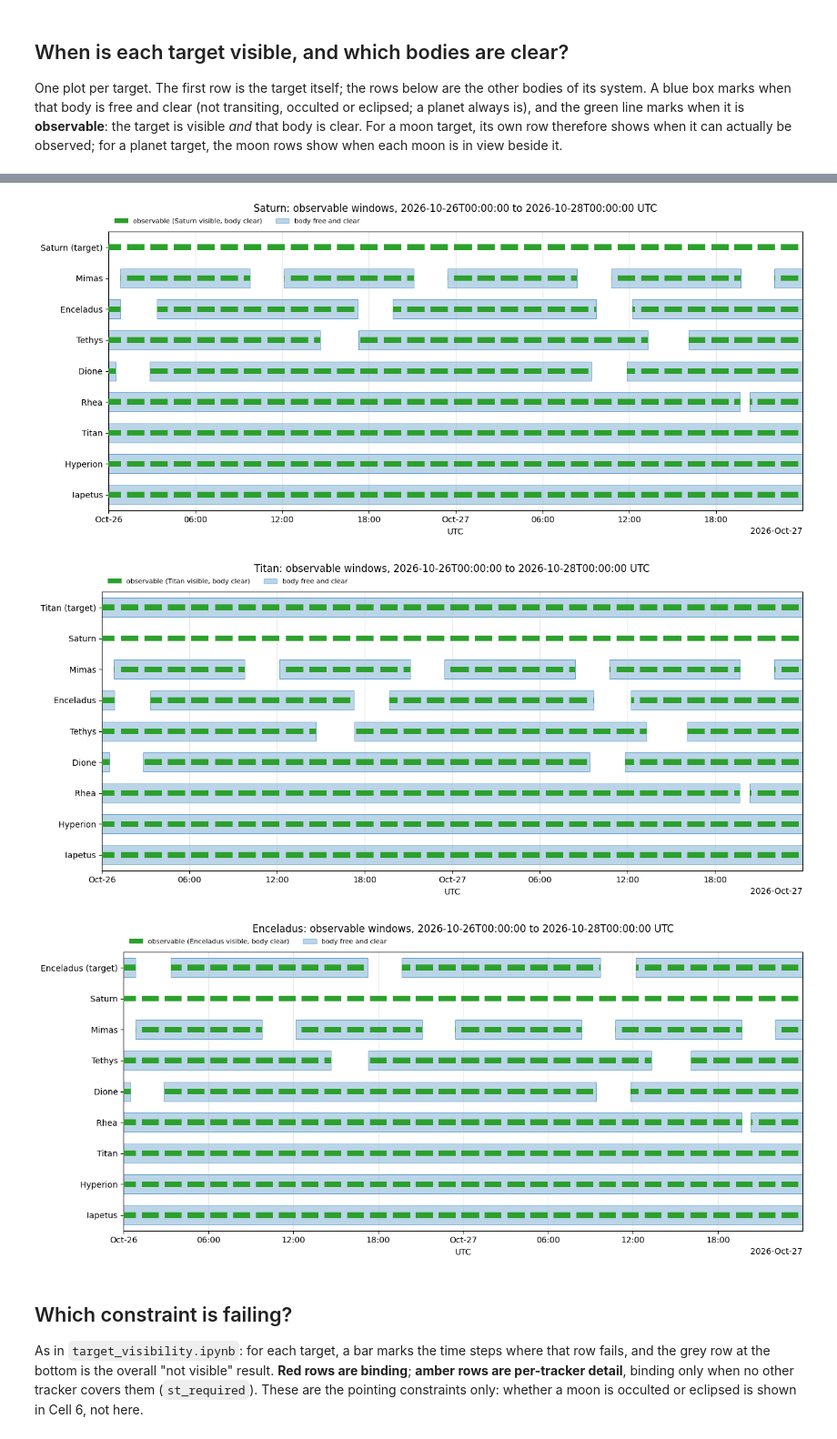
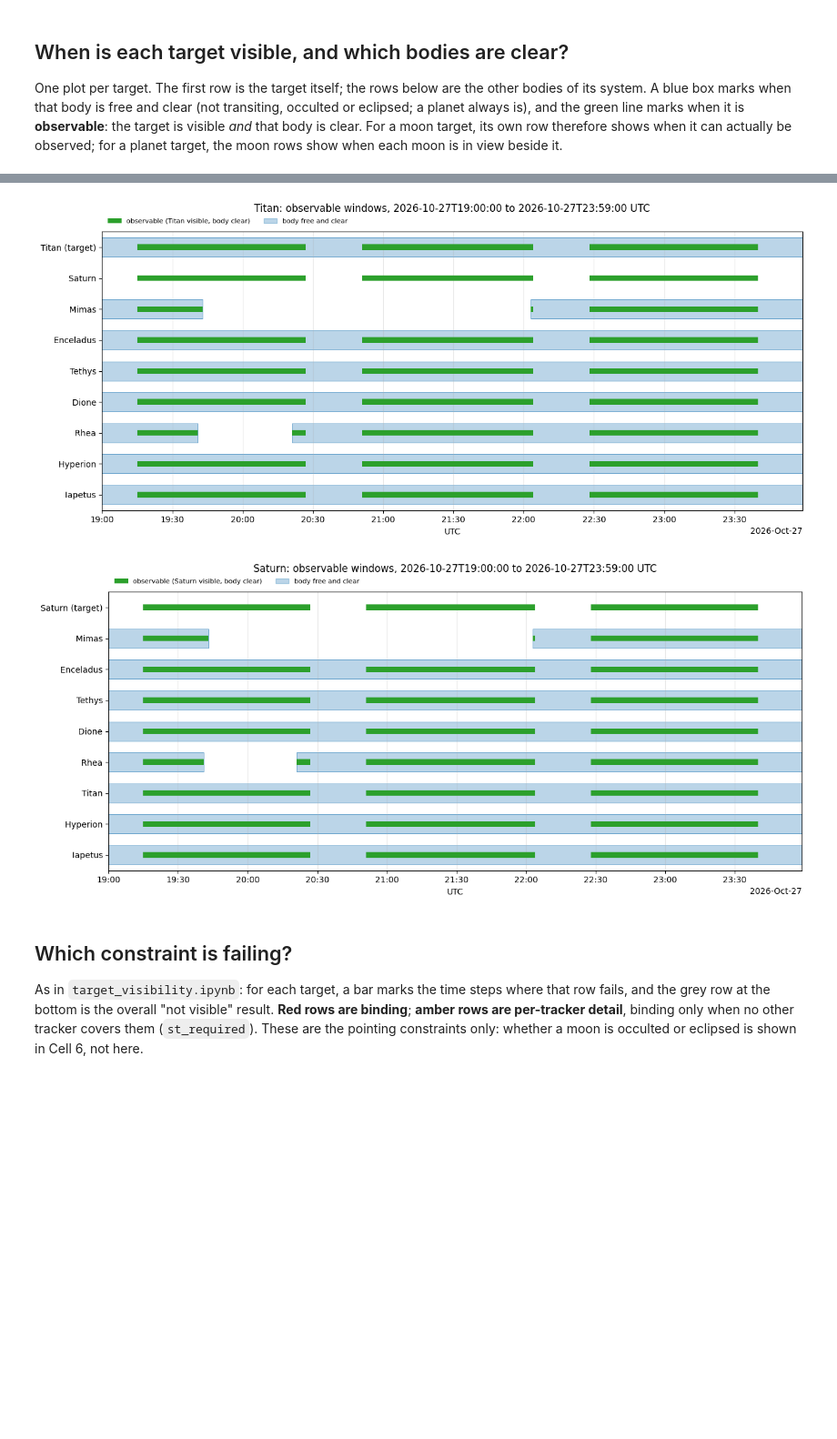
Before and after one commit to jrenaud90/pandora-visibility, a Jupyter notebook: docs/solar_system_visibility.ipynb, the cells around one changed output, grey strips where cells are left out. Shown at 91% size. Cells and saved outputs as stored; diff of their text form; code cells hidden in the pictures; blank space fills up the shorter version.

```diff
--- a/docs/solar_system_visibility.ipynb
+++ b/docs/solar_system_visibility.ipynb
@@ -51,17 +57,17 @@ Pandora Visibility Version: 2.1.0.
 `targets_list` takes planet and major moon names, mixed freely. The keep-outs are the same settings as `target_visibility.ipynb`. The NIRDA trace check of the roll search is switched off here: it needs the target to be a Gaia star, which planets and moons are not, so it would only skip them with a warning. Cell 8 draws the system's traces instead.
 # %%
 # Targets: planets or major moons, by name
-targets_list = ["Saturn", "Titan", "Enceladus"]
+targets_list = ["Titan", "Saturn"]
 
 # Time window (UTC) and cadence. Each day of the window gets its own roll.
-start_utc = "2026-10-26T00:00:00"
-stop_utc = "2026-10-28T00:00:00"
+start_utc = "2026-10-27T19:00:00"
+stop_utc = "2026-10-27T23:59:00"
 time_step_minutes = 1.0
 
 # Spacecraft orbit
 # Placeholder TLE for Pandora (epoch 2026-10-21); use the newest one for real work!
-line1 = "1 67395U 80229J   26294.59710648  .00000000  00000-0 -27326-5 0    03"
-line2 = "2 67395  97.8123 291.3619 0006725  75.0159  26.3840 14.88223568    00"
+line1 = "1 67395U 26004AJ  26295.25055696  .00000586  00000-0  69356-4 0  9996"
+line2 = "2 67395  97.8123 292.0058 0006728  74.8493 285.3468 14.88239959 42174"
 
 # The class defaults as of v2.1.0, spelled out so the run stays pinned if the
 # defaults move again. Change any of them here, e.g. st_required=2.
@@ -79,10 +85,10 @@ visibility_settings = dict(
     # under 0.01 deg. Drop this line to evaluate the ephemeris exactly.
     ephemeris_step=60 * u.min,
     # Off: the roll search's trace check needs a Gaia star at the target.
-    use_trace_sweep=False,
+    use_trace_sweep=True,
     # NIRDA subarray drawn in Cell 8
-    nirda_roi_x=80,
-    nirda_roi_y=256,
+    nirda_roi_x=160,
+    nirda_roi_y=512,
 )
 visibility = Visibility(line1, line2, **visibility_settings)
 
@@ -263,13 +269,17 @@ for target_id, label in targets:
     }
     clear = {body_id: is_clear(body_id, ephemerides[body_id]) for body_id in others}
     rate = pointing[1:].separation(pointing[:-1]).arcsec / (time_step_minutes / 60.0)
+    # The pointing as an ICRF (J2000 ECI) unit vector, one (x, y, z) row per step
+    unit_xyz = pointing.cartesian.xyz.value.T
 
     print(f"\n{label}: Pandora-centric pointing (astrometric ICRF) and "
           f"separations of the other bodies [arcsec]")
     print(f"  moves {np.median(rate):.1f}\"/h on the sky (up to {rate.max():.1f}\"/h); "
           f"Pandora's parallax shifts it up to "
           f"{pointing.separation(geocentric).arcsec.max():.1f}\" from the geocentric position")
-    print(f"  {'UTC':<17}{'vis':>4}{'RA [deg]':>12}{'Dec [deg]':>11}   "
+    print("  x, y, z: the pointing as a J2000 ECI (ICRF) unit vector")
+    print(f"  {'UTC':<17}{'vis':>4}{'RA [deg]':>12}{'Dec [deg]':>11}"
+          f"{'x':>17}{'y':>17}{'z':>17}   "
           f"{'RA (hms)':<14}{'Dec (dms)':<14}"
           + "".join(f"{labels[body_id]:>12}" for body_id in others))
     for index in range(0, len(times), every):
@@ -280,7 +290,8 @@ for target_id, label in targets:
             for body_id in others
         )
         print(f"  {times[index].iso[:16]:<17}{'yes' if visible[index] else '':>4}"
-              f"{pointing[index].ra.deg:>12.5f}{pointing[index].dec.deg:>+11.5f}   "
+              f"{pointing[index].ra.deg:>12.5f}{pointing[index].dec.deg:>+11.5f}"
+              + "".join(f"{value:>+17.12f}" for value in unit_xyz[index]) + "   "
               f"{ra_hms:<14}{dec_dms:<14}{row}")
 
     fig, ax = plt.subplots(figsize=(13, 4.5))
@@ -354,4 +362,9 @@ for target_id, label in targets:
     ax.legend(handles=handles, loc="lower left", bbox_to_anchor=(0.0, 1.005),
               ncols=len(handles), fontsize=8, frameon=False)
     plt.tight_layout()
+for target_id, label in targets:
+    print("\n\n", target_id, label)
+    result = results[label]
+    for time, vis, roll in zip(times, result["visible"], result['roll_deg']):
+        print(f"{time}: {vis} {roll}")
 # %% [output]
@@ -358,6 +388,5 @@ for target_id, label in targets:
-[figure, old version]
+[figure, new version]
-[figure, old version]
+[figure, new version]
-[figure, removed]
 # %% [markdown]
 ## Which constraint is failing?
 
```
Also changed, not shown: parts of 13 cells of this notebook, 11 other files.
